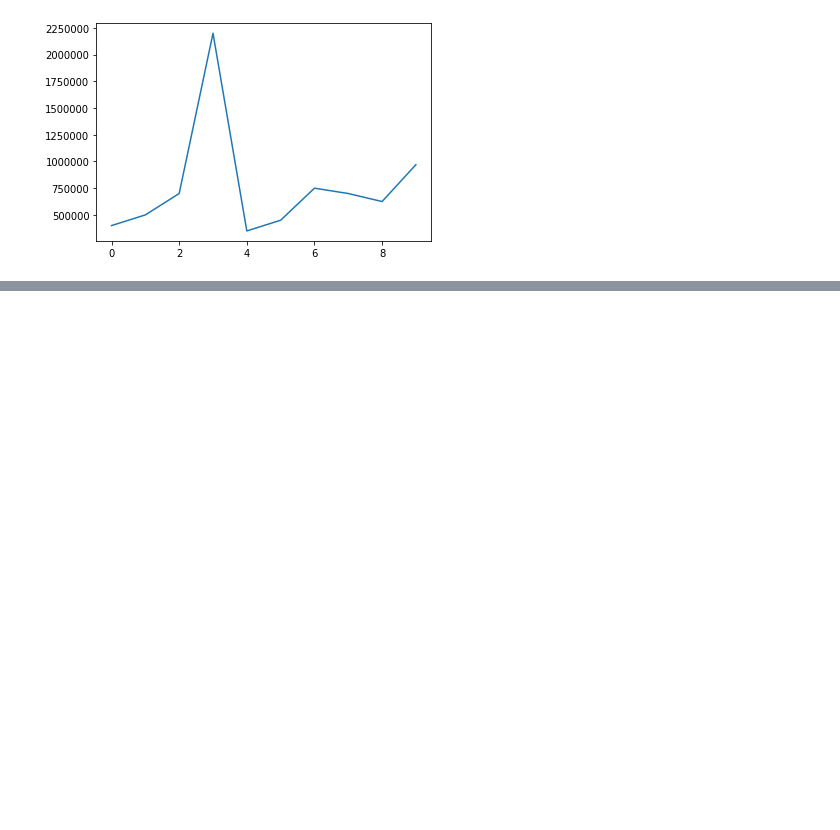
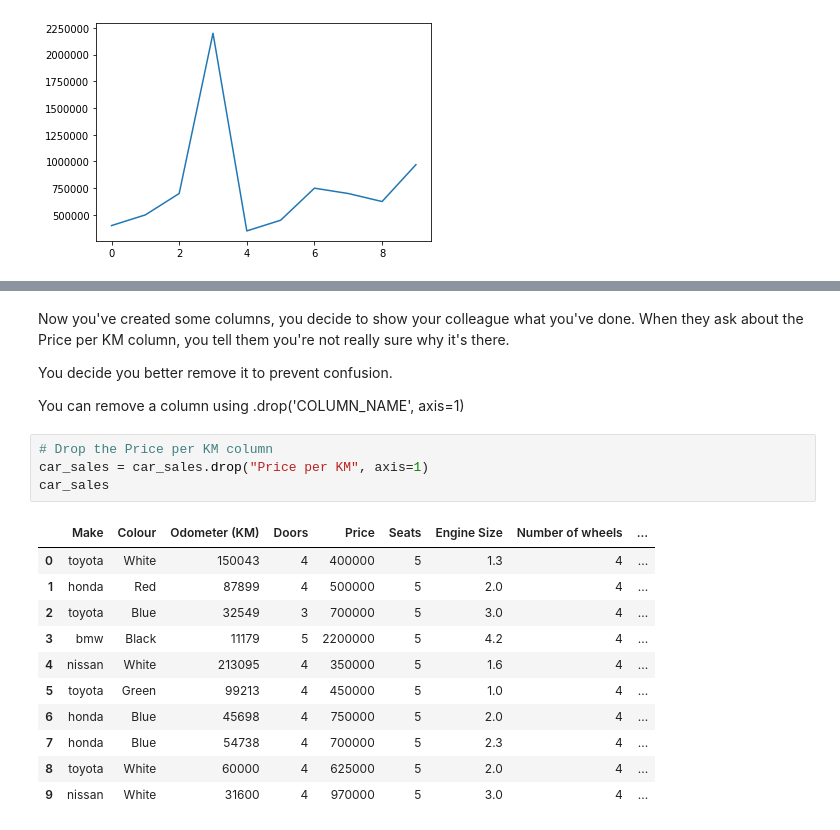
Before and after one commit to saikatbhuiyan/data-science, a Jupyter notebook: pandas/Pandas Introduction.ipynb, the cells around one changed output, grey strips where cells are left out. Drawn from its saved outputs; the diff is of its cells as text; blank space fills up the shorter version.

```diff
--- a/pandas/Pandas Introduction.ipynb
+++ b/pandas/Pandas Introduction.ipynb
@@ -426,0 +689,22 @@ car_sales["Price"].plot()
+# %% [markdown]
+Now you've created some columns, you decide to show your colleague what you've done. When they ask about the Price per KM column, you tell them you're not really sure why it's there.
+
+You decide you better remove it to prevent confusion.
+
+You can remove a column using .drop('COLUMN_NAME', axis=1)
+# %%
+# Drop the Price per KM column
+car_sales = car_sales.drop("Price per KM", axis=1)
+car_sales
+# %% [output]
+|  | Make | Colour | Odometer (KM) | Doors | Price | Seats | Engine Size | Number of wheels | ... |
+| 0 | toyota | White | 150043 | 4 | 400000 | 5 | 1.3 | 4 | ... |
+| 1 | honda | Red | 87899 | 4 | 500000 | 5 | 2.0 | 4 | ... |
+| 2 | toyota | Blue | 32549 | 3 | 700000 | 5 | 3.0 | 4 | ... |
+| 3 | bmw | Black | 11179 | 5 | 2200000 | 5 | 4.2 | 4 | ... |
+| 4 | nissan | White | 213095 | 4 | 350000 | 5 | 1.6 | 4 | ... |
+| 5 | toyota | Green | 99213 | 4 | 450000 | 5 | 1.0 | 4 | ... |
+| 6 | honda | Blue | 45698 | 4 | 750000 | 5 | 2.0 | 4 | ... |
+| 7 | honda | Blue | 54738 | 4 | 700000 | 5 | 2.3 | 4 | ... |
+| 8 | toyota | White | 60000 | 4 | 625000 | 5 | 2.0 | 4 | ... |
+| 9 | nissan | White | 31600 | 4 | 970000 | 5 | 3.0 | 4 | ... |
```
Also changed, not shown: parts of 36 cells of this notebook, 2 other files.
